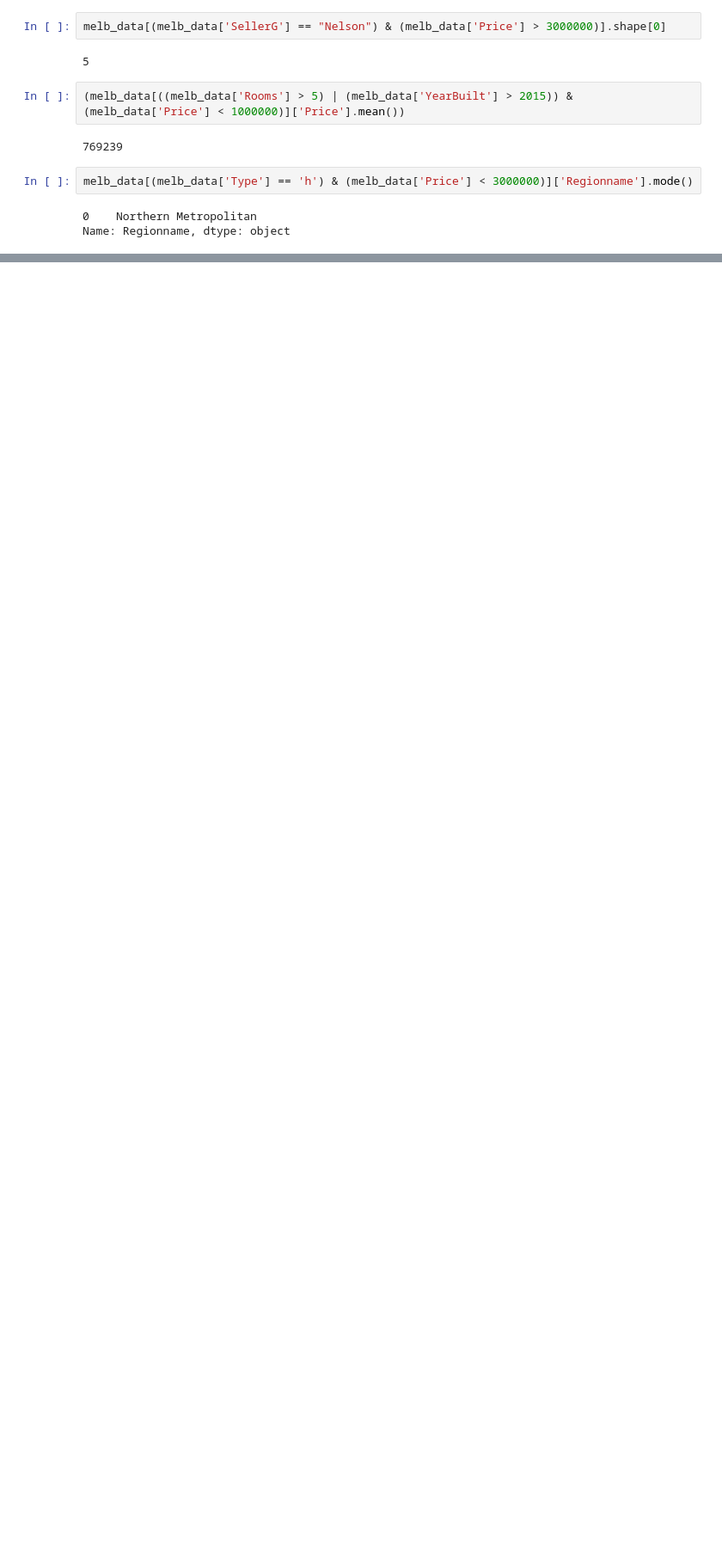
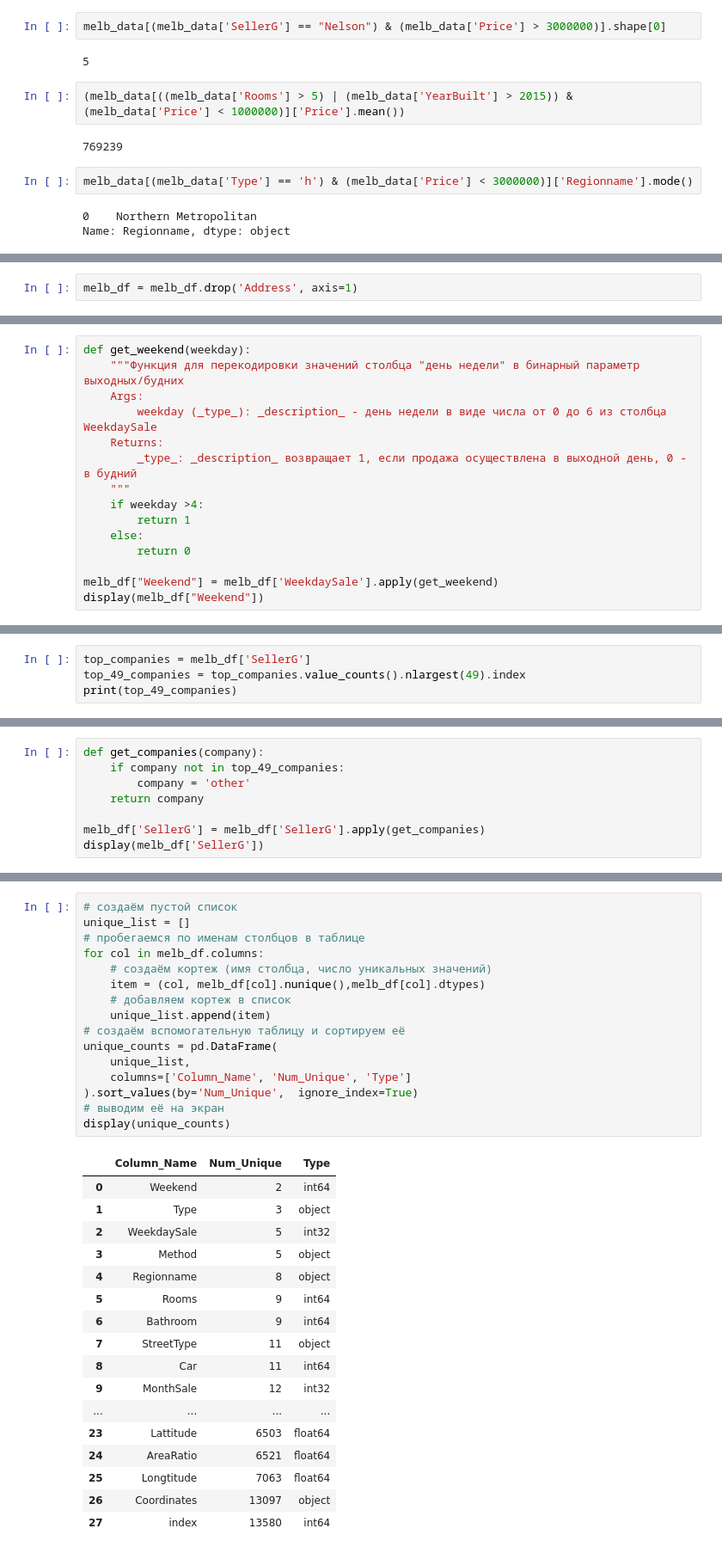
Before and after one commit to dru4elos/Data_Science_Andrey, a Jupyter notebook: Pandas/module pandas 5.ipynb, the cells around one changed output, grey strips where cells are left out. Shown at 86% size. Saved outputs shown, nothing was run; the diff lists cells and outputs as text; blank space fills up the shorter version.

```diff
--- a/Pandas/module pandas 5.ipynb
+++ b/Pandas/module pandas 5.ipynb
@@ -416,0 +764,2 @@ Name: Regionname, dtype: object
+# %%
+melb_df = melb_df.drop('Address', axis=1)
@@ -416,0 +783,15 @@ Name: Regionname, dtype: object
+# %%
+def get_weekend(weekday):
+    """Функция для перекодировки значений столбца "день недели" в бинарный параметр выходных/будних
+    Args:
+        weekday (_type_): _description_ - день недели в виде числа от 0 до 6 из столбца WeekdaySale
+    Returns:
+        _type_: _description_ возвращает 1, если продажа осуществлена в выходной день, 0 - в будний
+    """
+    if weekday >4:
+        return 1
+    else:
+        return 0
+
+melb_df["Weekend"] = melb_df['WeekdaySale'].apply(get_weekend)
+display(melb_df["Weekend"])
@@ -416,0 +815,4 @@ Name: Regionname, dtype: object
+# %%
+top_companies = melb_df['SellerG']
+top_49_companies = top_companies.value_counts().nlargest(49).index
+print(top_49_companies)
@@ -416,0 +829,8 @@ Name: Regionname, dtype: object
+# %%
+def get_companies(company):
+    if company not in top_49_companies:
+        company = 'other'
+    return company
+
+melb_df['SellerG'] = melb_df['SellerG'].apply(get_companies)
+display(melb_df['SellerG'])
@@ -416,0 +882,34 @@ Name: Regionname, dtype: object
+# %%
+# создаём пустой список
+unique_list = []
+# пробегаемся по именам столбцов в таблице
+for col in melb_df.columns:
+    # создаём кортеж (имя столбца, число уникальных значений)
+    item = (col, melb_df[col].nunique(),melb_df[col].dtypes)
+    # добавляем кортеж в список
+    unique_list.append(item)
+# создаём вспомогательную таблицу и сортируем её
+unique_counts = pd.DataFrame(
+    unique_list,
+    columns=['Column_Name', 'Num_Unique', 'Type']
+).sort_values(by='Num_Unique',  ignore_index=True)
+# выводим её на экран
+display(unique_counts)
+# %% [output]
+|  | Column_Name | Num_Unique | Type |
+| 0 | Weekend | 2 | int64 |
+| 1 | Type | 3 | object |
+| 2 | WeekdaySale | 5 | int32 |
+| 3 | Method | 5 | object |
+| 4 | Regionname | 8 | object |
+| 5 | Rooms | 9 | int64 |
+| 6 | Bathroom | 9 | int64 |
+| 7 | StreetType | 11 | object |
+| 8 | Car | 11 | int64 |
+| 9 | MonthSale | 12 | int32 |
+| ... | ... | ... | ... |
+| 23 | Lattitude | 6503 | float64 |
+| 24 | AreaRatio | 6521 | float64 |
+| 25 | Longtitude | 7063 | float64 |
+| 26 | Coordinates | 13097 | object |
+| 27 | index | 13580 | int64 |
```
Also changed, not shown: parts of 69 cells of this notebook, 10 other files.
